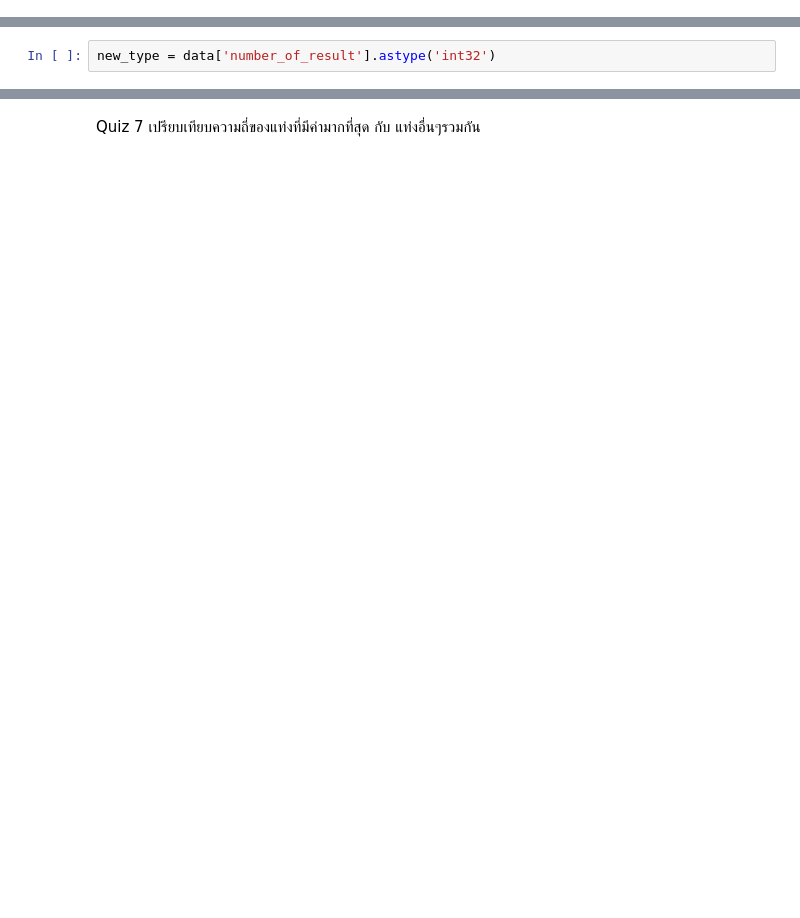
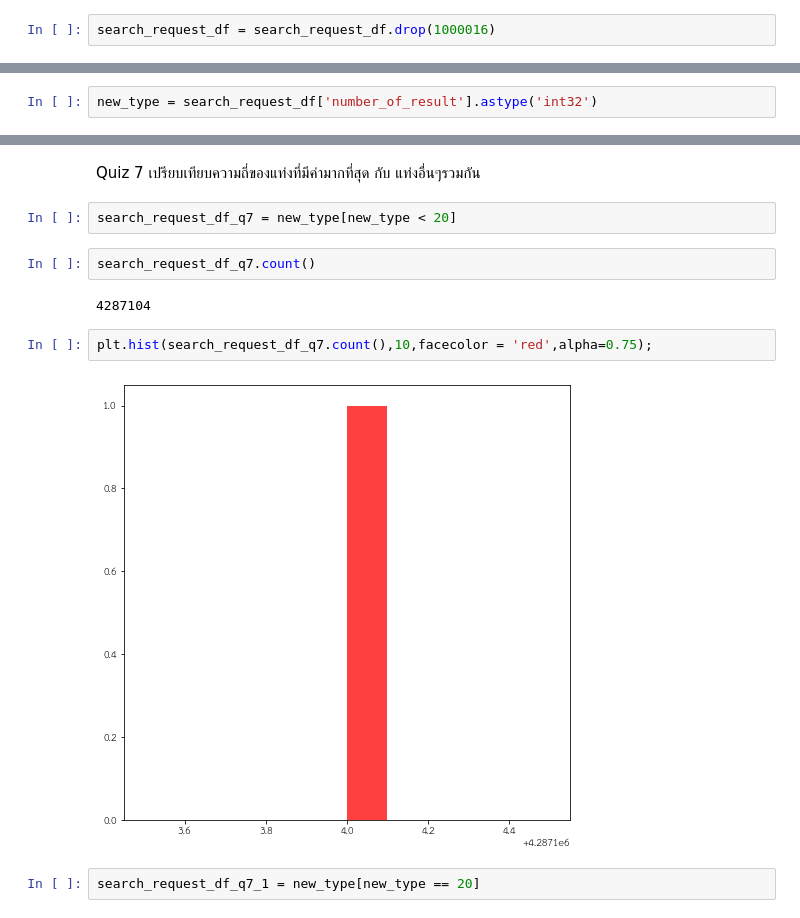
Before and after one commit to MMoltira/data_viz, a Jupyter notebook: Visualize_Data_Comparison.ipynb, the cells around one changed output, grey strips where cells are left out. Cells and saved outputs as stored; diff of their text form; blank space fills up the shorter version.

```diff
--- a/Visualize_Data_Comparison.ipynb
+++ b/Visualize_Data_Comparison.ipynb
@@ -251 +254,3 @@ search_request_df[search_request_df['number_of_result']=='number_of_result']
+# %%
+search_request_df = search_request_df.drop(1000016)
 # %%
@@ -253,4 +260,4 @@ data[data['number_of_result']=='number_of_result']
 # %%
-new_type = data['number_of_result'].astype('int32')
+new_type = search_request_df['number_of_result'].astype('int32')
 # %%
 output = plt.hist(new_type,100,facecolor = 'red' ,alpha = 0.75)
@@ -266,2 +279,14 @@ output = plt.hist(new_type_nooutlier,10,facecolor = 'red' ,alpha = 0.75)
 # %% [markdown]
 Quiz 7 เปรียบเทียบความถี่ของแท่งที่มีค่ามากที่สุด กับ แท่งอื่นๆรวมกัน
+# %%
+search_request_df_q7 = new_type[new_type < 20]
+# %%
+search_request_df_q7.count()
+# %% [output]
+4287104
+# %%
+plt.hist(search_request_df_q7.count(),10,facecolor = 'red',alpha=0.75);
+# %% [output]
+[figure, added]
+# %%
+search_request_df_q7_1 = new_type[new_type == 20]
```
Also changed, not shown: parts of 6 cells of this notebook.
